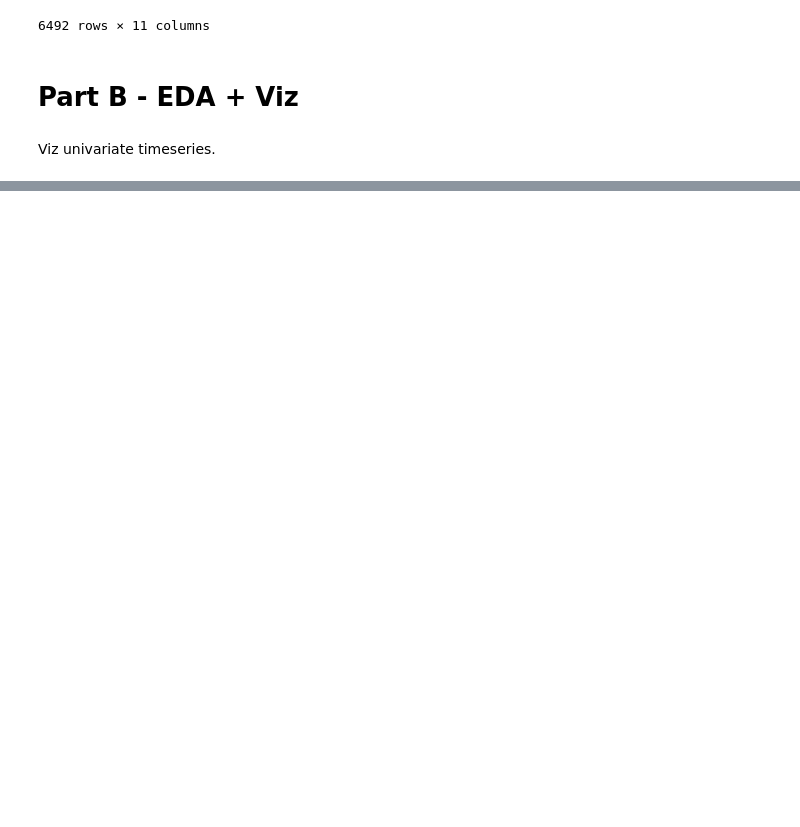
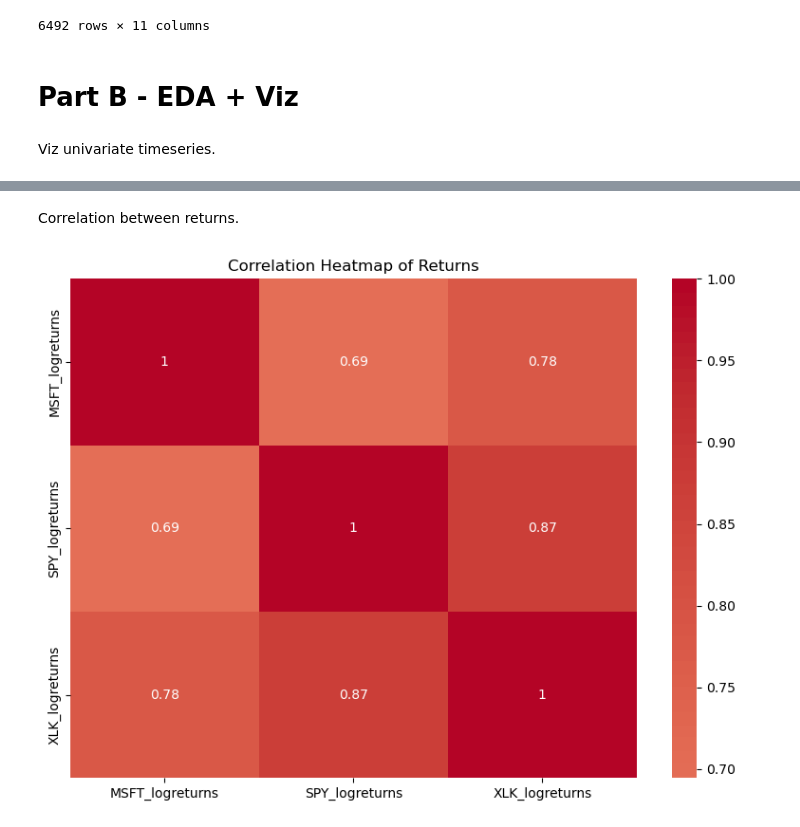
Before and after one commit to dimitris-markopoulos/algorithmic-trading, a Jupyter notebook: MSFT_algo/MSFT_algo.ipynb, the cells around one changed output, grey strips where cells are left out. Saved outputs shown, nothing was run; the diff lists cells and outputs as text; code cells hidden in the pictures; blank space fills up the shorter version.

```diff
--- a/MSFT_algo/MSFT_algo.ipynb
+++ b/MSFT_algo/MSFT_algo.ipynb
@@ -127,0 +121,14 @@ plt.show()
+# %% [markdown]
+Correlation between returns.
+# %%
+returns_cols = ['MSFT_logreturns', 'SPY_logreturns', 'XLK_logreturns']
+corr_matrix = df[returns_cols].corr() # Compute correlation matrix
+
+plt.figure(figsize=(8, 6))
+sns.heatmap(corr_matrix, annot=True, cmap='coolwarm', center=0)
+plt.title("Correlation Heatmap of Returns")
+plt.tight_layout()
+plt.savefig('media/correlation_heatmap')
+plt.show()
+# %% [output]
+[figure, added]
```
Also changed, not shown: parts of 13 cells of this notebook, 1 other file.
